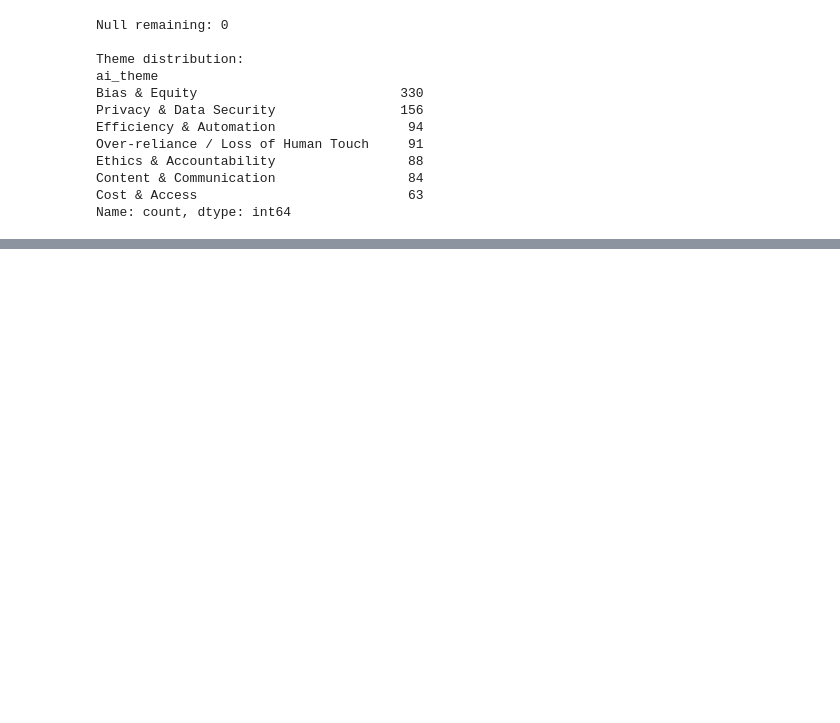
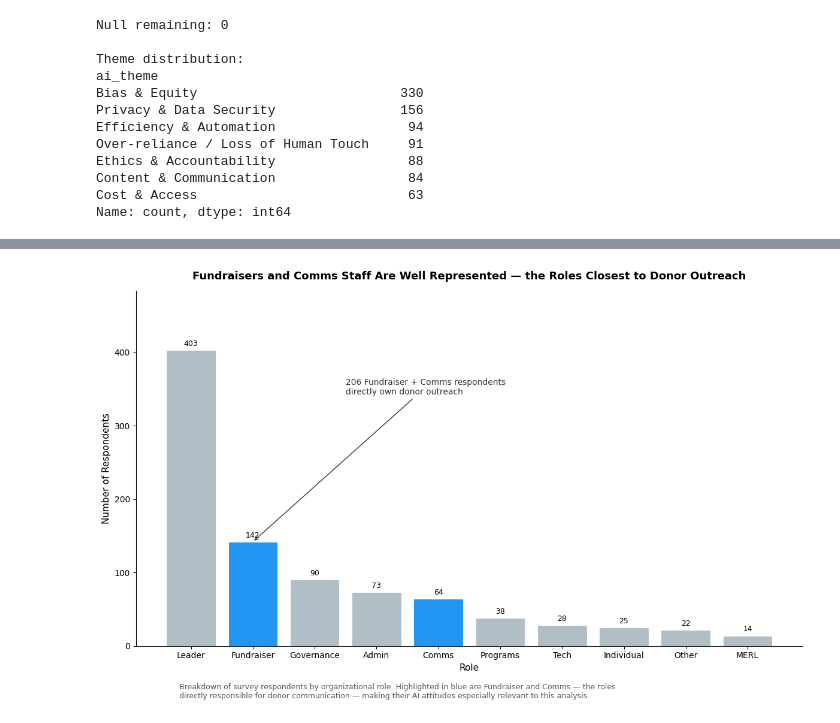
Before and after one commit to BoppingNoodles/SP26_Datathon, a Jupyter notebook: work/main.ipynb, the cells around one changed output, grey strips where cells are left out. Drawn from its saved outputs; the diff is of its cells as text; code cells hidden in the pictures; blank space fills up the shorter version.

```diff
--- a/work/main.ipynb
+++ b/work/main.ipynb
@@ -221,0 +276,35 @@ Name: count, dtype: int64
+# %%
+# Chart 2: Fundraisers and Leaders Dominate — the Roles Closest to Donor Outreach
+role_counts = survey_df['role'].value_counts()
+
+fig, ax = pyplot.subplots(figsize=(12, 7))
+colors = ['#2196F3' if r in ['Fundraiser', 'Comms'] else '#B0BEC5' for r in role_counts.index]
+bars = ax.bar(role_counts.index, role_counts.values, color=colors, edgecolor='white', linewidth=0.8)
+
+# Annotation: call out donor-outreach roles
+outreach_total = role_counts[role_counts.index.isin(['Fundraiser', 'Comms'])].sum()
+ax.annotate(
+    f'{outreach_total} Fundraiser + Comms respondents\ndirectly own donor outreach',
+    xy=(role_counts.index.get_loc('Fundraiser'), role_counts['Fundraiser']),
+    xytext=(2.5, role_counts.max() * 0.85),
+    arrowprops=dict(arrowstyle='->', color='#333'),
+    fontsize=10, color='#333'
+)
+
+ax.set_title('Fundraisers and Comms Staff Are Well Represented — the Roles Closest to Donor Outreach', fontsize=13, fontweight='bold', pad=14)
+ax.set_xlabel('Role', fontsize=11)
+ax.set_ylabel('Number of Respondents', fontsize=11)
+ax.bar_label(bars, padding=3, fontsize=9)
+ax.set_ylim(0, role_counts.max() * 1.2)
+sns.despine()
+
+pyplot.figtext(0.12, -0.04,
+    'Breakdown of survey respondents by organizational role. '
+    'Highlighted in blue are Fundraiser and Comms — the roles\n'
+    'directly responsible for donor communication — making their AI attitudes especially relevant to this analysis.',
+    fontsize=9, color='#555')
+
+pyplot.tight_layout()
+pyplot.show()
+# %% [output]
+[figure, added]
```
Also changed, not shown: parts of 8 cells of this notebook, 1 other file.
